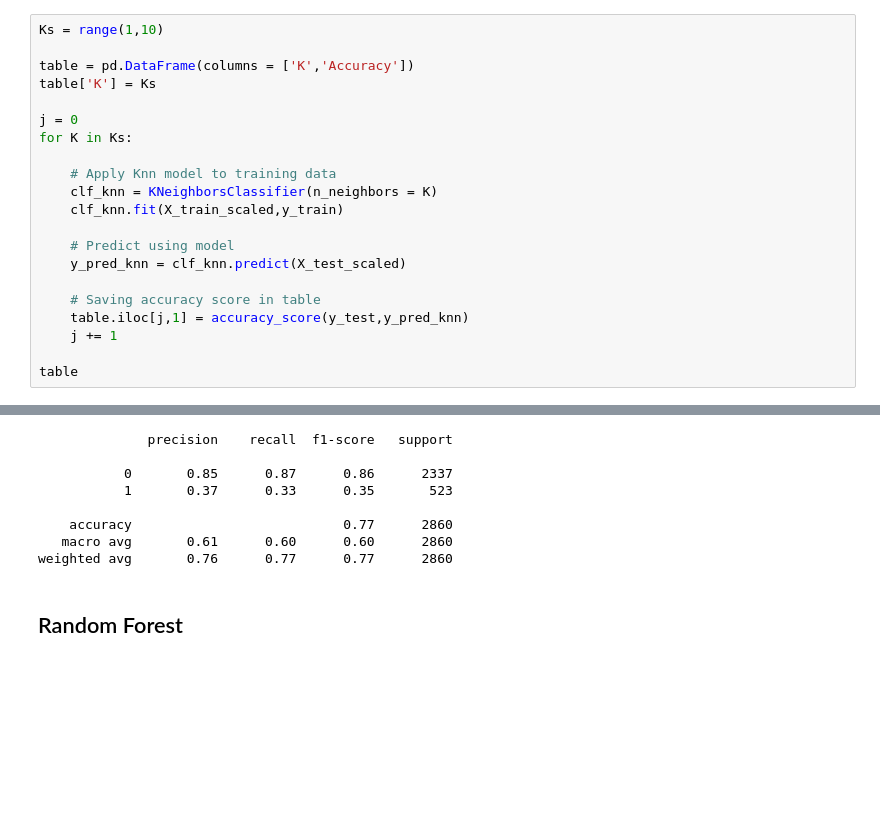
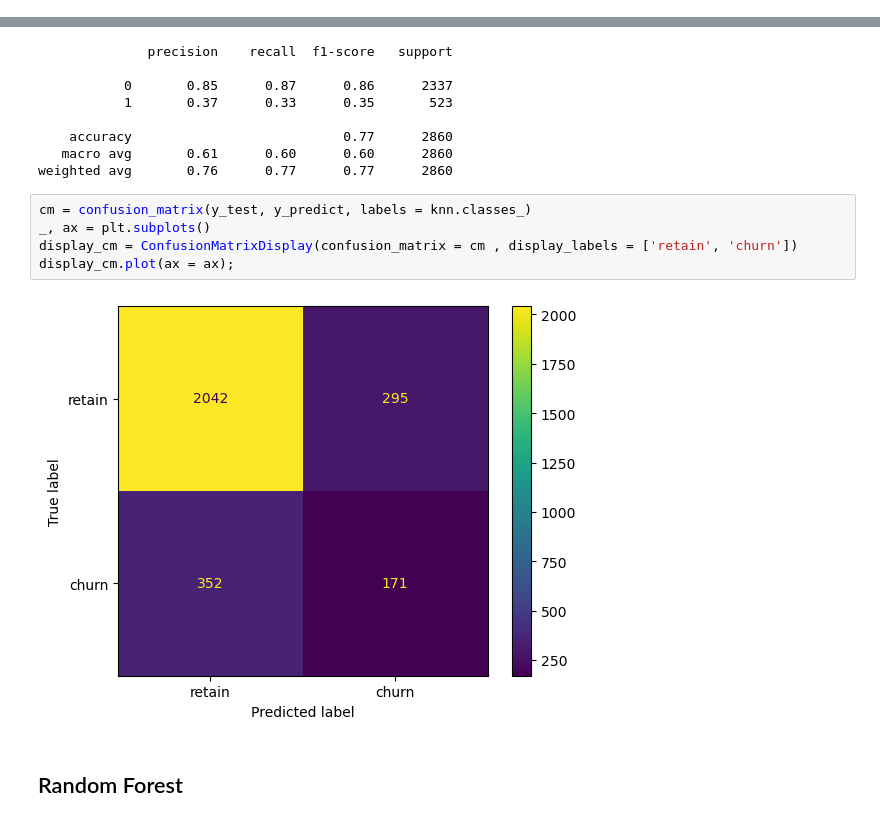
Before and after one commit to amoutafian/waze_capstone, a Jupyter notebook: notebooks/29.3 Modeling .ipynb, the cells around one changed output, grey strips where cells are left out. Cells and saved outputs as stored; diff of their text form; blank space fills up the shorter version.

```diff
--- a/notebooks/29.3 Modeling .ipynb
+++ b/notebooks/29.3 Modeling .ipynb
@@ -237,24 +231,3 @@ print(classification_report(y_test, y_predict))
 weighted avg       0.79      0.72      0.74      2860
 # %% [markdown]
 <h1> K Nearest Neighbors
-# %%
-Ks = range(1,10)
-
-table = pd.DataFrame(columns = ['K','Accuracy'])
-table['K'] = Ks
-
-j = 0
-for K in Ks:
-
-    # Apply Knn model to training data
-    clf_knn = KNeighborsClassifier(n_neighbors = K)
-    clf_knn.fit(X_train_scaled,y_train)
-
-    # Predict using model
-    y_pred_knn = clf_knn.predict(X_test_scaled)
-
-    # Saving accuracy score in table
-    table.iloc[j,1] = accuracy_score(y_test,y_pred_knn)
-    j += 1
-
-table
@@ -360,6 +322,13 @@ print(report)
     accuracy                           0.77      2860
    macro avg       0.61      0.60      0.60      2860
 weighted avg       0.76      0.77      0.77      2860
+# %%
+cm = confusion_matrix(y_test, y_predict, labels = knn.classes_)
+_, ax = plt.subplots()
+display_cm = ConfusionMatrixDisplay(confusion_matrix = cm , display_labels = ['retain', 'churn'])
+display_cm.plot(ax = ax);
+# %% [output]
+[figure, added]
 # %% [markdown]
 <h2> Random Forest
 # %%
```
Also changed, not shown: parts of 5 cells of this notebook.
